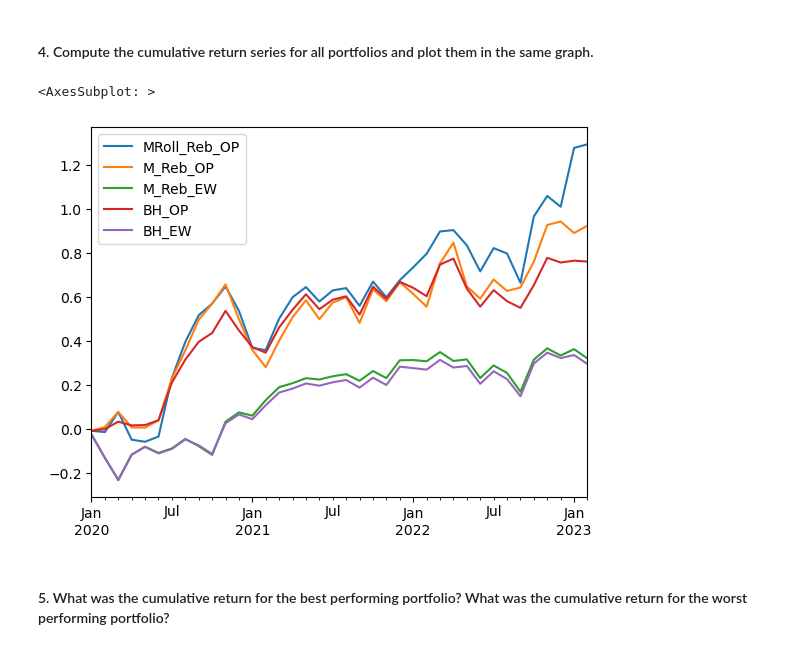
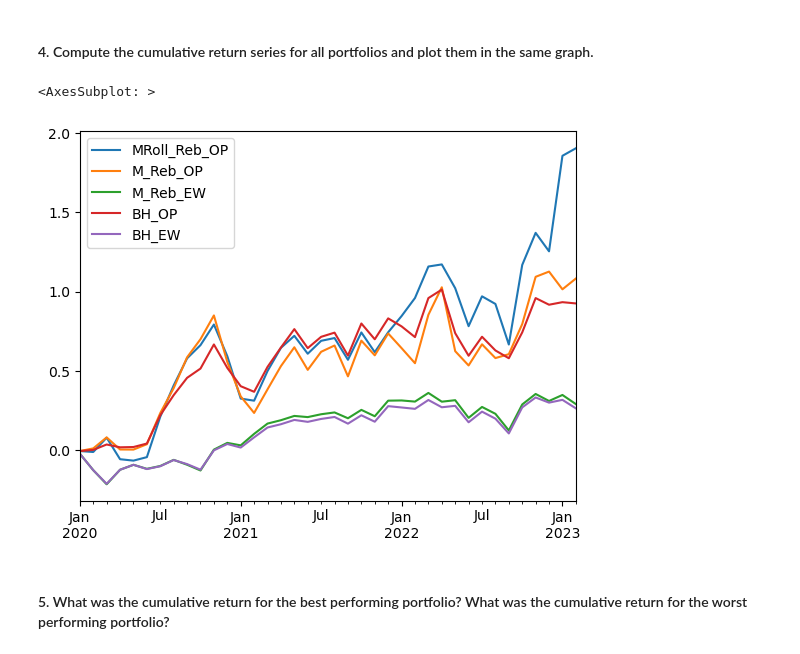
Before and after one commit to Alphaplayer248/Financial-Data-Project, a Jupyter notebook: Group Assignment Master.ipynb, the cells around one changed output. Cells and saved outputs as stored; diff of their text form; code cells hidden in the pictures.

```diff
--- a/Group Assignment Master.ipynb
+++ b/Group Assignment Master.ipynb
@@ -233,11 +236,11 @@ port_stats
 # %% [markdown]
 #### 4. Compute the cumulative return series for all portfolios and plot them in the same graph.
 # %%
-cum_sum=port_returns.cumsum()
+cum_sum=port_returns.add(1).cumprod().sub(1)
 cum_sum.plot()
 # %% [output]
 <AxesSubplot: >
-[figure, old version]
+[figure, new version]
 # %% [markdown]
 #### 5. What was the cumulative return for the best performing portfolio? What was the cumulative return for the worst performing portfolio?
 # %%
```
Also changed, not shown: parts of 7 cells of this notebook.
